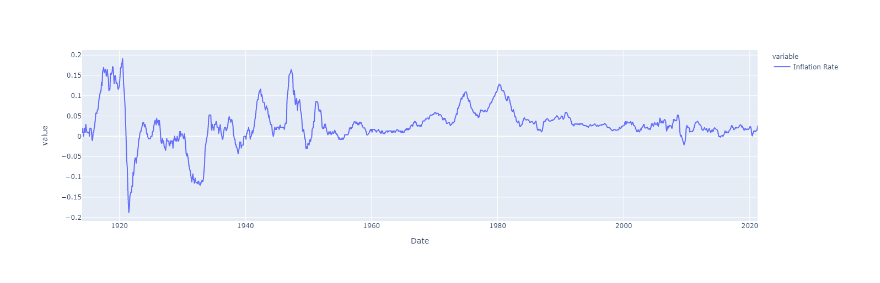
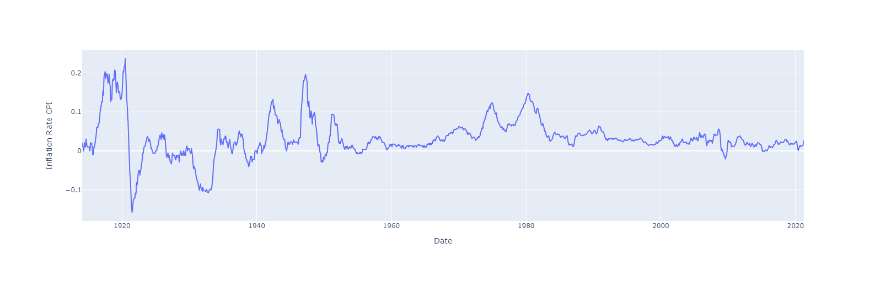
Before and after one commit to 44nash/project_1, a Jupyter notebook: data.ipynb, the cells around one changed output. Drawn from its saved outputs; the diff is of its cells as text; code cells hidden in the pictures.

```diff
--- a/data.ipynb
+++ b/data.ipynb
@@ -29,4 +12,3 @@ CPI_USA
 # %%
 # Convert CPI into inflation rate. Calculates the change in CPI (compared to the same month in the prior year). For example: March 2021 Inflation Rate = (March 2021 CPU )
-inflation_rate = (CPI_USA - CPI_USA.shift(12))/CPI_USA
-CPI_USA.shift(12)
+inflation_rate = (CPI_USA - CPI_USA.shift(12))/CPI_USA.shift(12)
@@ -48,8 +15,8 @@ CPI_USA.shift(12)
 # %%
-inflation_rate = inflation_rate.dropna()
-inflation_rate.columns = ['Inflation Rate']
+inflation_rate_CPI = inflation_rate.dropna()
+inflation_rate_CPI.columns = ['Inflation Rate CPI']
 # %%
-plot = px.line(inflation_rate)
-plot
+plot_IR_CPI = px.line(inflation_rate_CPI, y="Inflation Rate CPI")
+plot_IR_CPI
 # %% [output]
-[figure, old version]
+[figure, new version]
```
Also changed, not shown: parts of 5 cells of this notebook, 1 other file.
